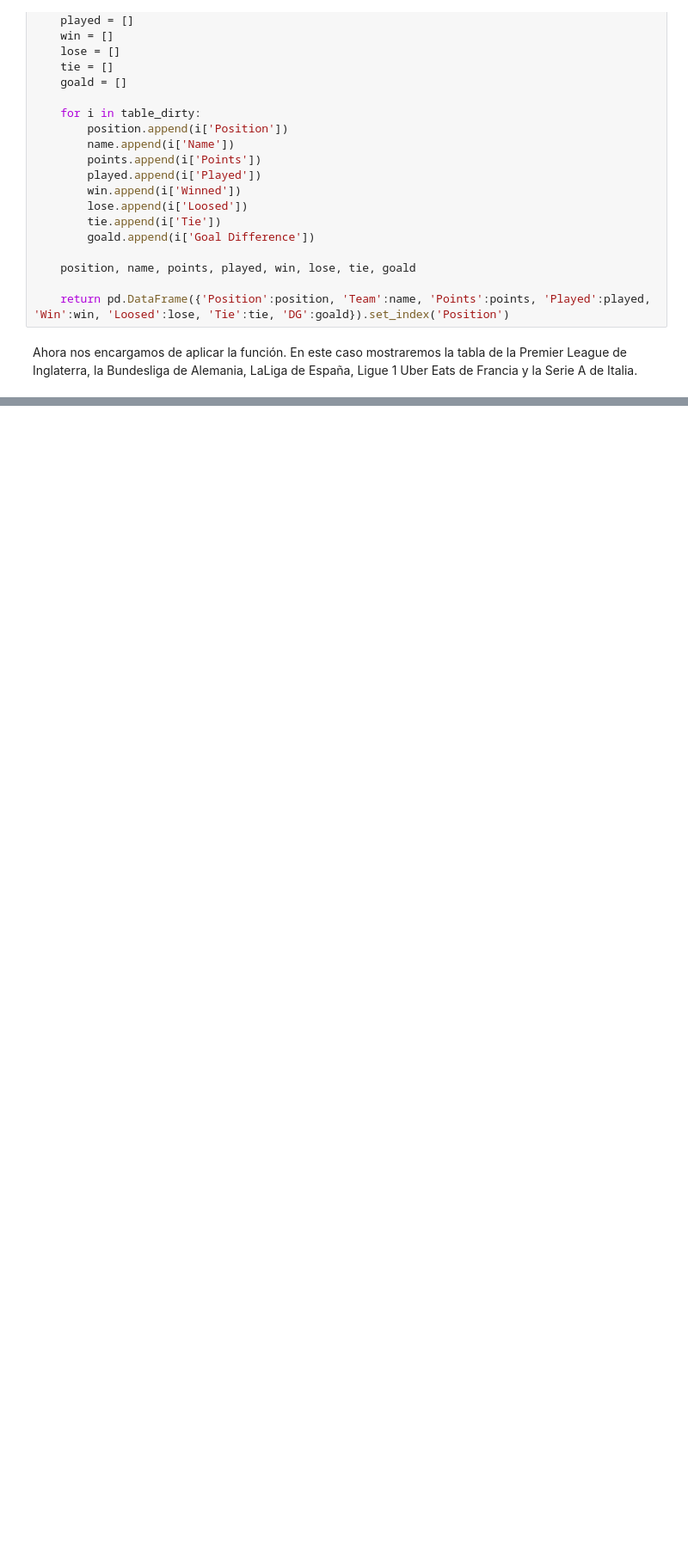
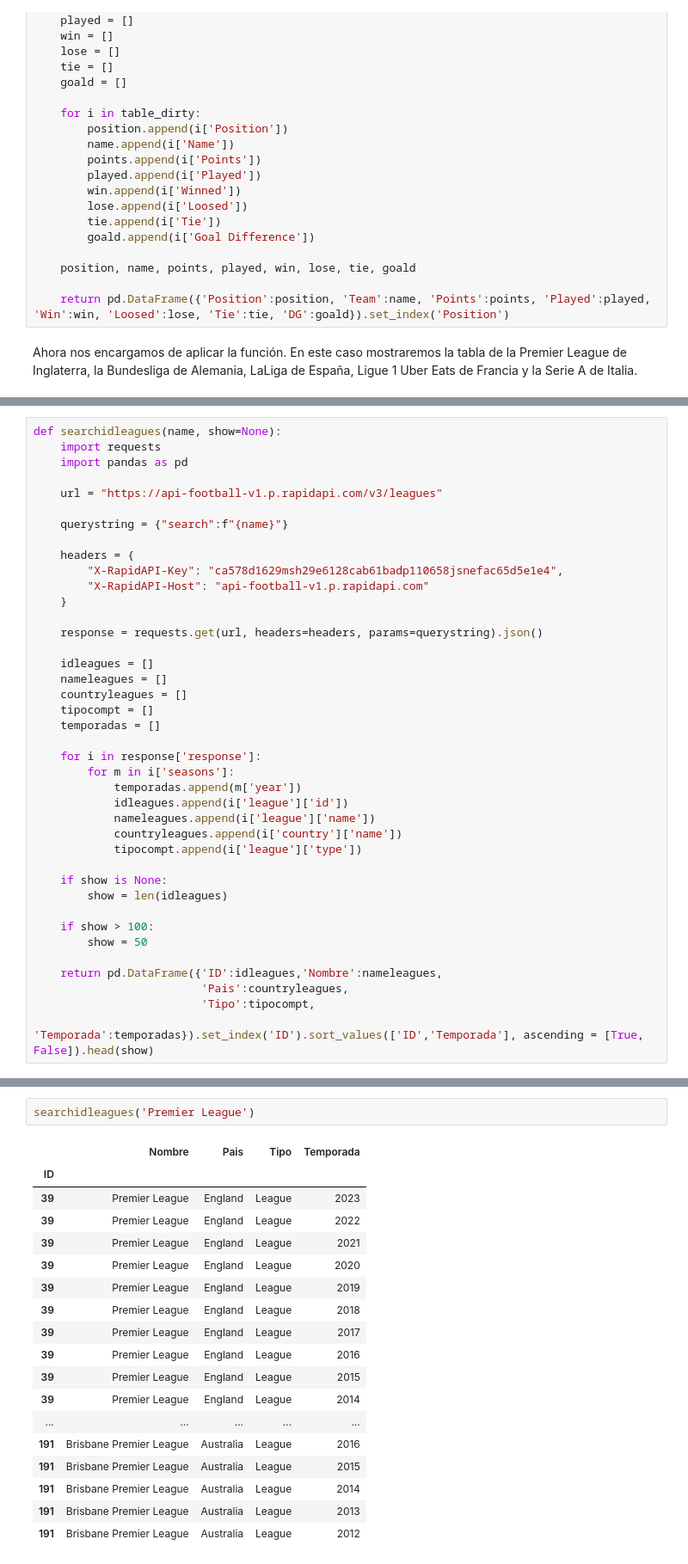
Before and after one commit to Marcello0206/SoccerStatistics, a Jupyter notebook: Soccer Stadistics.ipynb, the cells around one changed output, grey strips where cells are left out. Shown: that part at 86% size. Cells and saved outputs as stored; diff of their text form; blank space fills up the shorter version.

```diff
--- a/Soccer Stadistics.ipynb
+++ b/Soccer Stadistics.ipynb
@@ -147,0 +393,40 @@ soccertableleaguesableleagues('seriea')
+# %%
+def searchidleagues(name, show=None):
+    import requests
+    import pandas as pd
+
+    url = "https://api-football-v1.p.rapidapi.com/v3/leagues"
+
+    querystring = {"search":f"{name}"}
+
+    headers = {
+        "X-RapidAPI-Key": "ca578d1629msh29e6128cab61badp110658jsnefac65d5e1e4",
+        "X-RapidAPI-Host": "api-football-v1.p.rapidapi.com"
+    }
+
+    response = requests.get(url, headers=headers, params=querystring).json()
+
+    idleagues = []
+    nameleagues = []
+    countryleagues = []
+    tipocompt = []
+    temporadas = []
+
+    for i in response['response']:
+        for m in i['seasons']:
+            temporadas.append(m['year'])
+            idleagues.append(i['league']['id'])
+            nameleagues.append(i['league']['name'])
+            countryleagues.append(i['country']['name'])
+            tipocompt.append(i['league']['type'])
+
+    if show is None:
+        show = len(idleagues)
+
+    if show > 100:
+        show = 50
+
+    return pd.DataFrame({'ID':idleagues,'Nombre':nameleagues,
+                         'Pais':countryleagues,
+                         'Tipo':tipocompt,
+                         'Temporada':temporadas}).set_index('ID').sort_values(['ID','Temporada'], ascending = [True, False]).head(show)
@@ -147,0 +700,21 @@ soccertableleaguesableleagues('seriea')
+# %%
+searchidleagues('Premier League')
+# %% [output]
+|  | Nombre | Pais | Tipo | Temporada |
+| ID |  |  |  |  |
+| 39 | Premier League | England | League | 2023 |
+| 39 | Premier League | England | League | 2022 |
+| 39 | Premier League | England | League | 2021 |
+| 39 | Premier League | England | League | 2020 |
+| 39 | Premier League | England | League | 2019 |
+| 39 | Premier League | England | League | 2018 |
+| 39 | Premier League | England | League | 2017 |
+| 39 | Premier League | England | League | 2016 |
+| 39 | Premier League | England | League | 2015 |
+| 39 | Premier League | England | League | 2014 |
+| ... | ... | ... | ... | ... |
+| 191 | Brisbane Premier League | Australia | League | 2016 |
+| 191 | Brisbane Premier League | Australia | League | 2015 |
+| 191 | Brisbane Premier League | Australia | League | 2014 |
+| 191 | Brisbane Premier League | Australia | League | 2013 |
+| 191 | Brisbane Premier League | Australia | League | 2012 |
```
Also changed, not shown: parts of 41 cells of this notebook.
